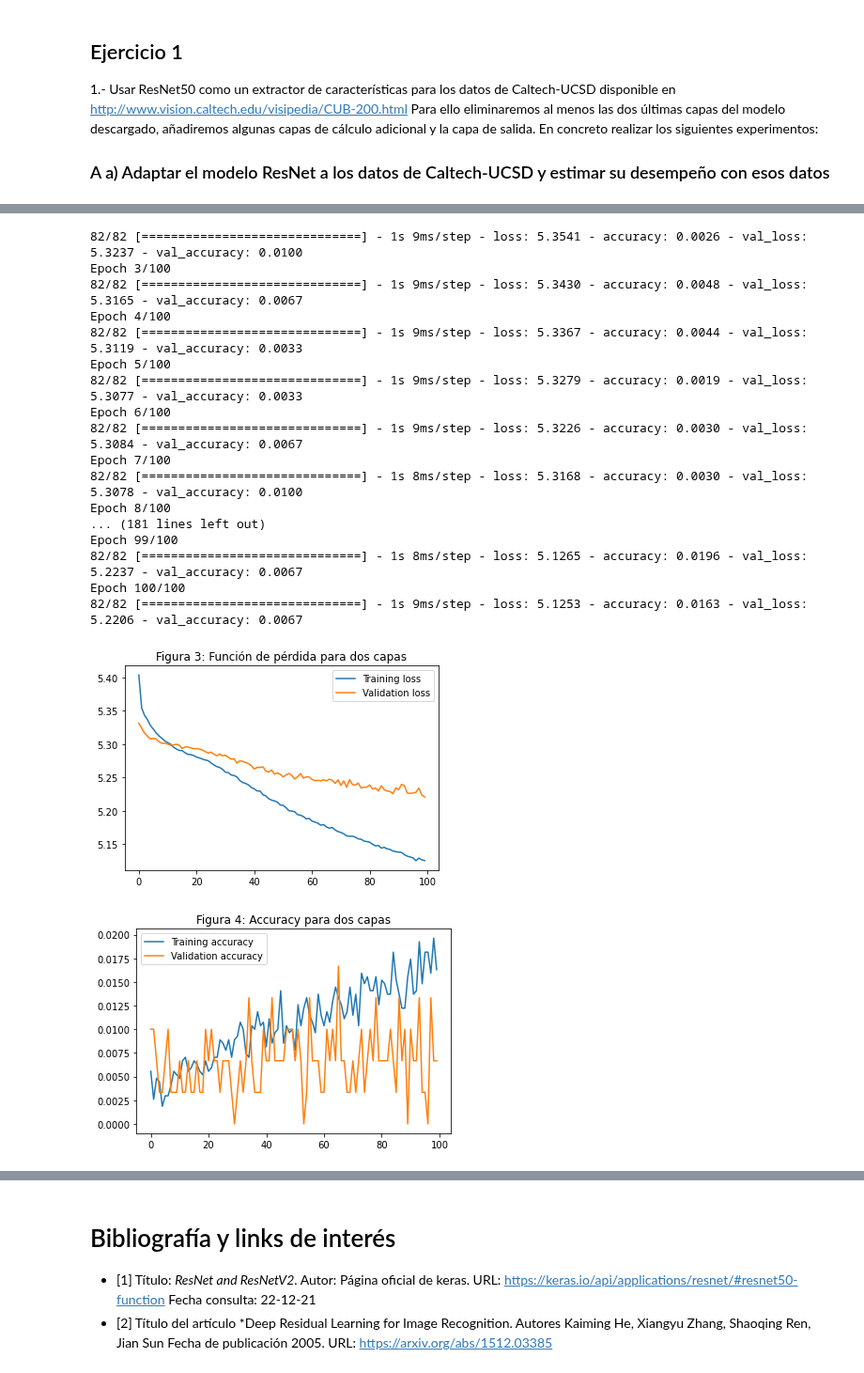
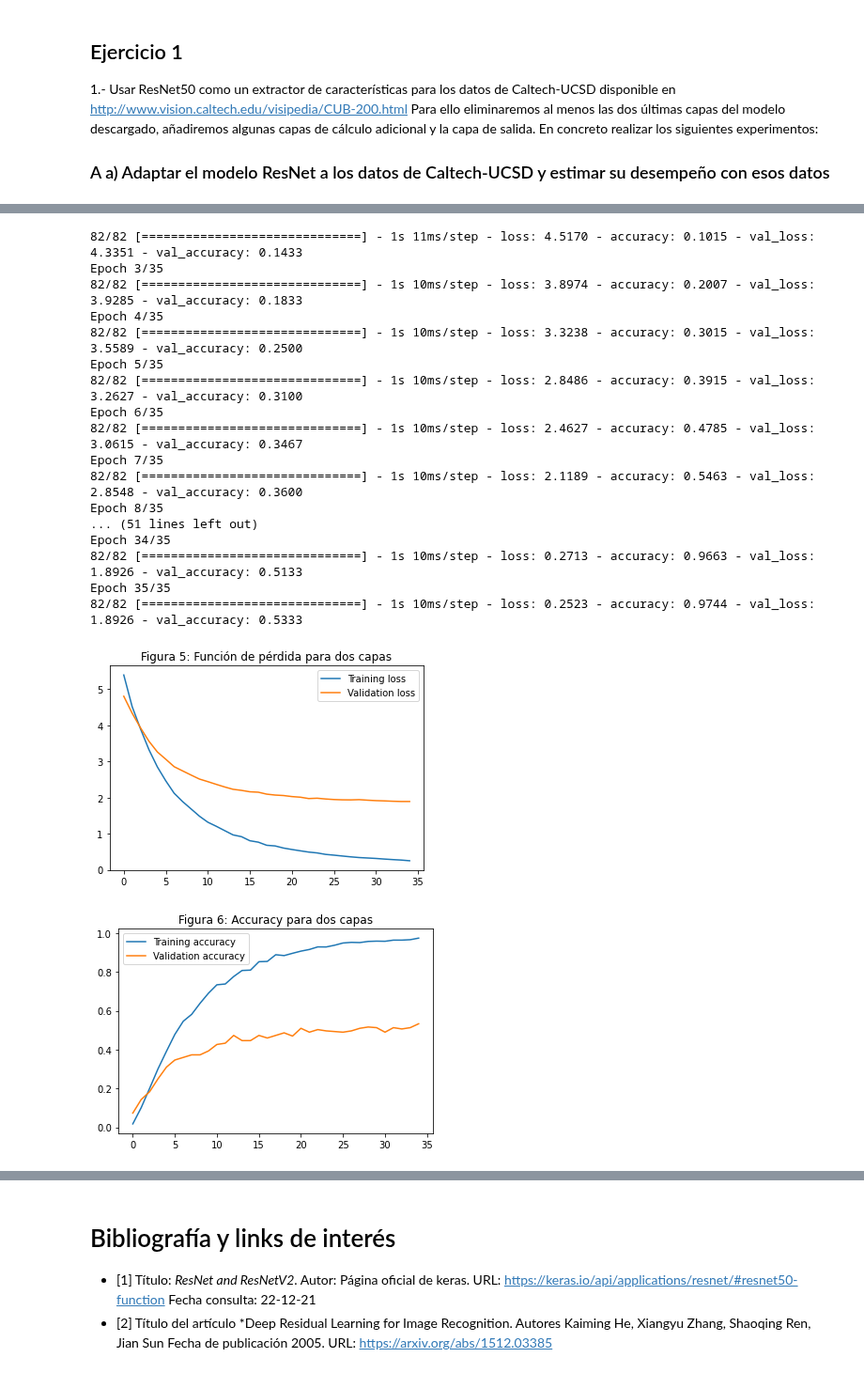
Before and after one commit to BlancaCC/Computer-vision, a Jupyter notebook: practica_3/P3_apartado_3.ipynb, the cells around one changed output, grey strips where cells are left out. Shown at 94% size. Cells and saved outputs as stored; diff of their text form; code cells hidden in the pictures.

```diff
--- a/practica_3/P3_apartado_3.ipynb
+++ b/practica_3/P3_apartado_3.ipynb
@@ -40,20 +40,24 @@ Usaremos el modelo de red ResNet50 ya pre-entrenada con ImageNet y que está dis
 # Terminar de rellenar este bloque con lo que vaya haciendo falta
 
 # Importar librerías necesarias
+import tensorflow as tf
 import numpy as np
 import keras
 import tensorflow.keras.utils as np_utils
-from keras.preprocessing.image import load_img,img_to_array, ImageDataGenerator
+from keras.preprocescong.image import load_img,img_to_array, ImageDataGenerator
 from keras.models import Model, Sequential
 from keras.layers import Dense, Conv2D, MaxPooling2D, Activation, Flatten, BatchNormalization, Dropout, GlobalAveragePooling2D
-
+from tensorflow.keras.layers import ReLU, LeakyReLU
 # Importar el modelo ResNet50 y su respectiva función de preprocesamiento,
 # que es necesario pasarle a las imágenes para usar este modelo
 from tensorflow.keras.applications.resnet50 import ResNet50, preprocess_input
 
 import matplotlib.pyplot as plt
 # Importar el optimizador a usar
-from tensorflow.keras.optimizers import SGD
+from tensorflow.keras.optimizers import SGD,Adam
+
+# Importar la función de pérdida a usar
+from tensorflow.keras.losses import categorical_crossentropy
 
 from sklearn.model_selection import train_test_split
 #########################################################################
@@ -115,13 +119,13 @@ def cargarDatos(path_list, path_images):
   test = test[test_perm]
   test_clases = test_clases[test_perm]
 
+  '''Esto causa errores en el entrenamiento
   # normalizazamos los valores
   train = train.astype('float32')
   test = test.astype('float32')
   train /= 255
   test /= 255
-
-
+  '''
   return train, train_clases, test, test_clases
 
 #########################################################################
@@ -215,7 +219,7 @@ fig = plt.figure()
 for i in range(number_images_per_row*number_images_per_row):
   label = 'Class {}'.format(result[1][i])
   plt.subplot(number_images_per_row,number_images_per_row,i+1).set_title(label)
-  plt.imshow(x_train[i].squeeze(), cmap='gray',vmin=0,vmax=1)
+  plt.imshow((x_train[i]/255).squeeze(), cmap='gray',vmin=0,vmax=1)
 
 fig.set_size_inches(np.array(fig.get_size_inches()) * number_images_per_row)
 plt.show()
@@ -248,18 +252,18 @@ caracteristicas_train_sin_FC = modelo_resnet50_sin_FC.predict(generador_datos_re
 # extraemos las caracteristicas de test
 caracteristicas_test_sin_FC  = modelo_resnet50_sin_FC.predict(generador_datos_resnet50.flow(x_test, batch_size = 1, shuffle = False), steps = len(x_test), verbose = 1)
 caracteristicas_validation_sin_FC  = modelo_resnet50_sin_FC.predict(generador_datos_resnet50.flow(x_validation, batch_size = 1, shuffle = False), steps = len(x_validation), verbose = 1)
-# extraemos las de entrenamiento
+# CARACTERÍSTICAS CON FC sin ajustar el número de clases
 caracteristicas_train_con_FC = modelo_resnet50_con_FC.predict(generador_datos_resnet50.flow(x_train, batch_size = 1, shuffle = False), steps = len(x_train), verbose = 1)
-# extraemos las caracteristicas de test
 caracteristicas_test_con_FC = modelo_resnet50_con_FC.predict(generador_datos_resnet50.flow(x_test, batch_size = 1, shuffle = False), steps = len(x_test), verbose = 1)
 caracteristicas_validation_con_FC = modelo_resnet50_con_FC.predict(generador_datos_resnet50.flow(x_validation, batch_size = 1, shuffle = False), steps = len(x_validation), verbose = 1)
 
-
 print('---'*20)
+# Tamaño características sin FC
 print('[Info 1] Tamaños de los vectores de características de resnet50 SIN FC:')
 print('Tamaño del vector de características train :', caracteristicas_train_sin_FC.shape)
 print('Tamaño del vector de características validation :', caracteristicas_validation_sin_FC.shape)
 print('Tamaño del vector de características test :', caracteristicas_test_sin_FC.shape)
+# Tamaño características con FC sin adaptar número de clases
 print('\n[Info 1] Tamaños de los vectores de características de resnet50 CON FC:')
 print('Tamaño del vector de características train :', caracteristicas_train_con_FC.shape)
 print('Tamaño del vector de características validation :', caracteristicas_validation_con_FC.shape)
@@ -376,7 +553,8 @@ Como podemos observar el valor es bastante tanto en validación como en entrenam
 
 # creamos el modelo Fully Conected de dos capas
 modelo_dos_capas_FC = Sequential(name ='Dos_capas_FC')
-modelo_dos_capas_FC.add(Dense(NUMERO_CARACTERISTICAS//2, activation = "relu", input_shape = INPUT))
+modelo_dos_capas_FC.add(Dense(NUMERO_CARACTERISTICAS, activation = "relu", input_shape = INPUT))
+modelo_dos_capas_FC.add(Dropout(0.5))
 modelo_dos_capas_FC.add(Dense(NUM_CLASES, activation = "softmax"))
 
 # compilamos el modelo
@@ -391,9 +569,9 @@ print(modelo_dos_capas_FC.summary())
 pesos_iniciales_FC = modelo_dos_capas_FC.get_weights()
 
 # entrenamos el modelo
-evolucion = modelo_dos_capas_FC.fit(caracteristicas_train, y_train, epochs = 100, batch_size = tam_batch, validation_data=(caracteristicas_validation, y_validation), verbose = 1)
+evolucion = modelo_dos_capas_FC.fit(caracteristicas_train_sin_FC, y_train, epochs = 35, batch_size = tam_batch, validation_data=(caracteristicas_validation_sin_FC, y_validation), verbose = 1)
 # mostramos resultados del entrenamiento
-mostrarEvolucion(evolucion, 'Figura 3: Función de pérdida para dos capas', 'Figura 4: Accuracy para dos capas')
+mostrarEvolucion(evolucion, 'Figura 5: Función de pérdida para dos capas', 'Figura 6: Accuracy para dos capas')
 # %% [output]
 Model: "Dos_capas_FC"
 _________________________________________________________________
@@ -417,19 +597,19 @@ Epoch 2/100
-82/82 [==============================] - 1s 9ms/step - loss: 5.3541 - accuracy: 0.0026 - val_loss: 5.3237 - val_accuracy: 0.0100
-Epoch 3/100
-82/82 [==============================] - 1s 9ms/step - loss: 5.3430 - accuracy: 0.0048 - val_loss: 5.3165 - val_accuracy: 0.0067
-Epoch 4/100
-82/82 [==============================] - 1s 9ms/step - loss: 5.3367 - accuracy: 0.0044 - val_loss: 5.3119 - val_accuracy: 0.0033
-Epoch 5/100
-82/82 [==============================] - 1s 9ms/step - loss: 5.3279 - accuracy: 0.0019 - val_loss: 5.3077 - val_accuracy: 0.0033
-Epoch 6/100
-82/82 [==============================] - 1s 9ms/step - loss: 5.3226 - accuracy: 0.0030 - val_loss: 5.3084 - val_accuracy: 0.0067
-Epoch 7/100
-82/82 [==============================] - 1s 8ms/step - loss: 5.3168 - accuracy: 0.0030 - val_loss: 5.3078 - val_accuracy: 0.0100
-Epoch 8/100
-... (181 lines left out)
-Epoch 99/100
-82/82 [==============================] - 1s 8ms/step - loss: 5.1265 - accuracy: 0.0196 - val_loss: 5.2237 - val_accuracy: 0.0067
-Epoch 100/100
-82/82 [==============================] - 1s 9ms/step - loss: 5.1253 - accuracy: 0.0163 - val_loss: 5.2206 - val_accuracy: 0.0067
+82/82 [==============================] - 1s 11ms/step - loss: 4.5170 - accuracy: 0.1015 - val_loss: 4.3351 - val_accuracy: 0.1433
+Epoch 3/35
+82/82 [==============================] - 1s 10ms/step - loss: 3.8974 - accuracy: 0.2007 - val_loss: 3.9285 - val_accuracy: 0.1833
+Epoch 4/35
+82/82 [==============================] - 1s 10ms/step - loss: 3.3238 - accuracy: 0.3015 - val_loss: 3.5589 - val_accuracy: 0.2500
+Epoch 5/35
+82/82 [==============================] - 1s 10ms/step - loss: 2.8486 - accuracy: 0.3915 - val_loss: 3.2627 - val_accuracy: 0.3100
+Epoch 6/35
+82/82 [==============================] - 1s 10ms/step - loss: 2.4627 - accuracy: 0.4785 - val_loss: 3.0615 - val_accuracy: 0.3467
+Epoch 7/35
+82/82 [==============================] - 1s 10ms/step - loss: 2.1189 - accuracy: 0.5463 - val_loss: 2.8548 - val_accuracy: 0.3600
+Epoch 8/35
+... (51 lines left out)
+Epoch 34/35
+82/82 [==============================] - 1s 10ms/step - loss: 0.2713 - accuracy: 0.9663 - val_loss: 1.8926 - val_accuracy: 0.5133
+Epoch 35/35
+82/82 [==============================] - 1s 10ms/step - loss: 0.2523 - accuracy: 0.9744 - val_loss: 1.8926 - val_accuracy: 0.5333
-[figure, old version]
+[figure, new version]
-[figure, old version]
+[figure, new version]
```
Also changed, not shown: parts of 16 cells of this notebook.
